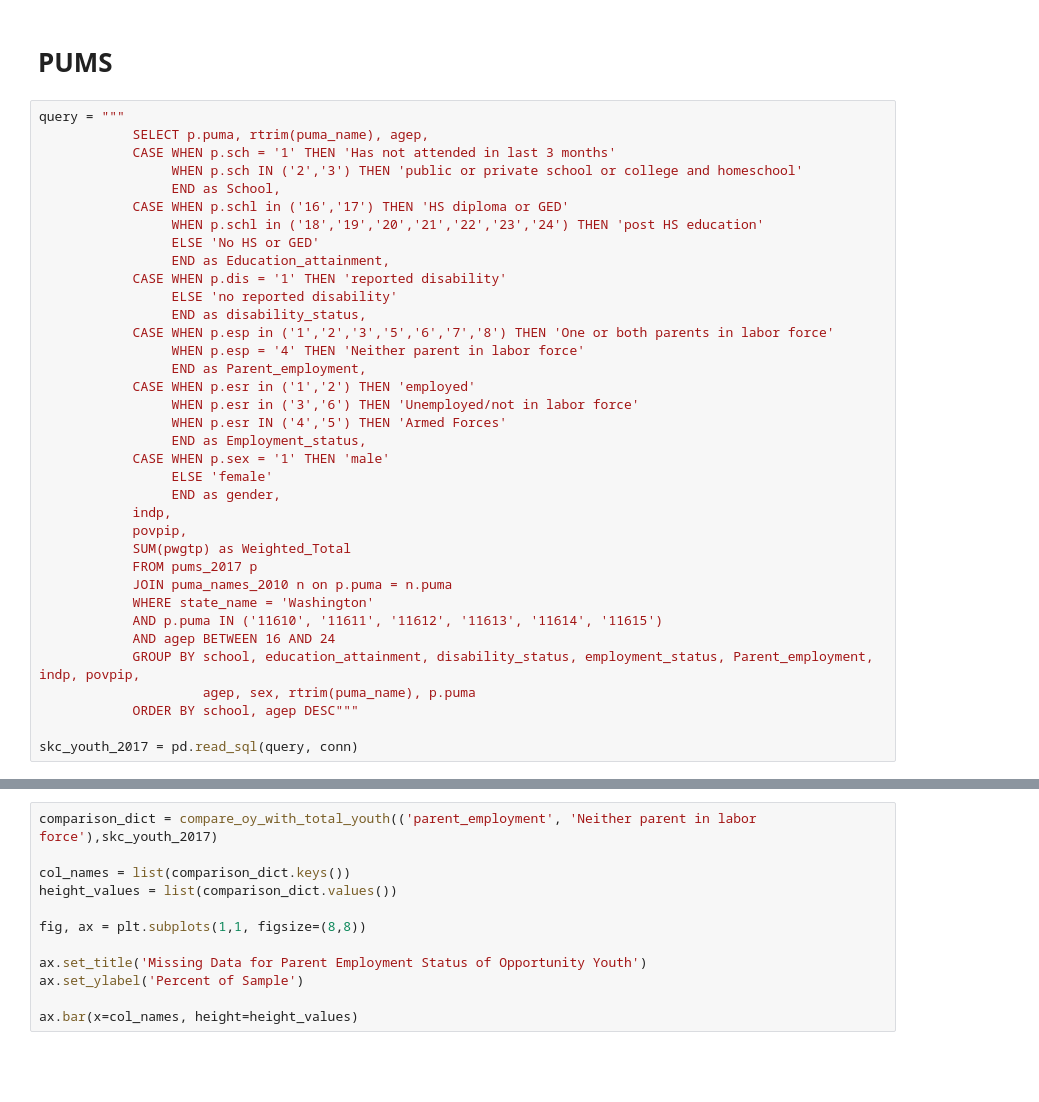
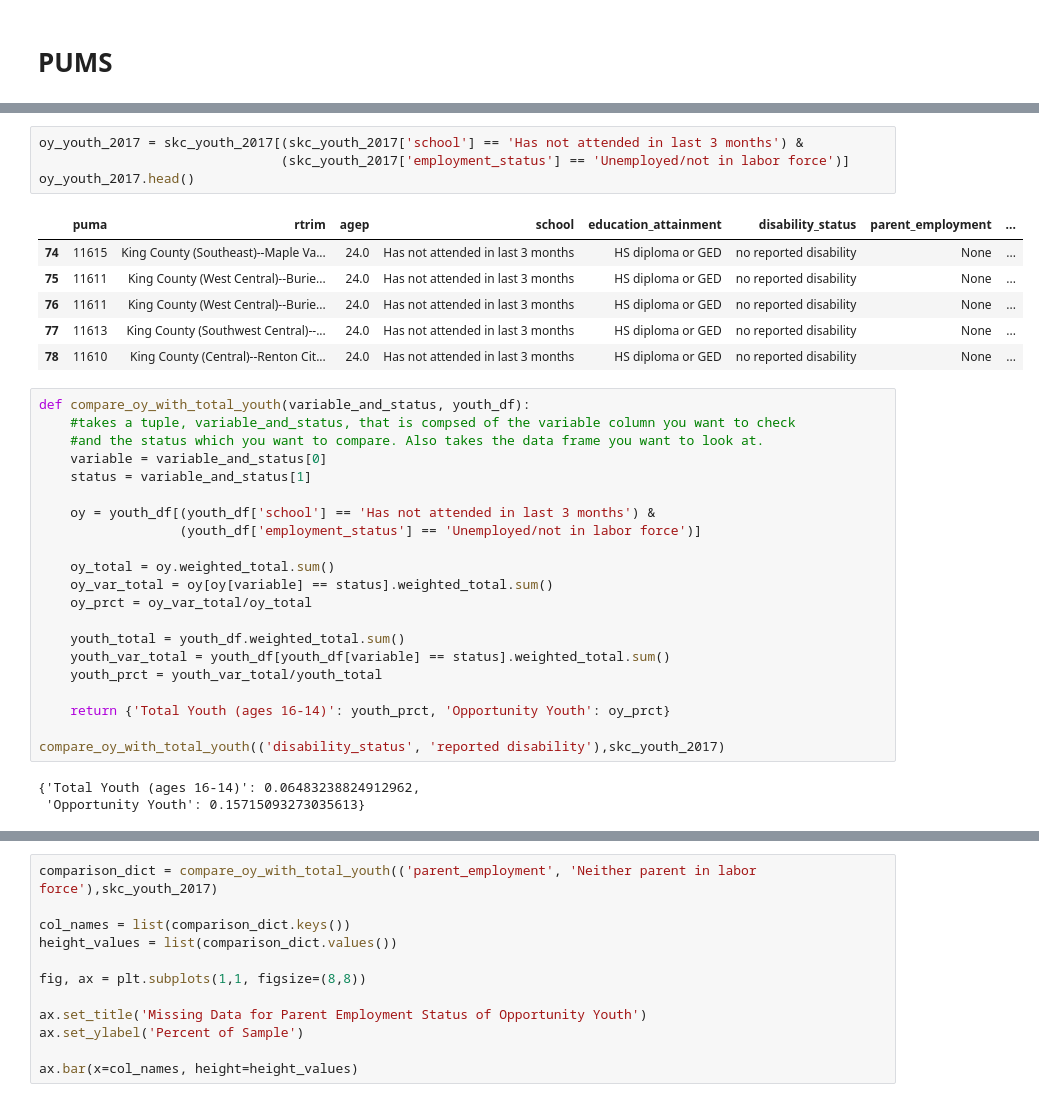
Before and after one commit to mesterhammerfic/mod-1-project-chicago-seattle-ds-051120, a Jupyter notebook: notebooks/exploratory/02_mef_database_descriptions.ipynb, the cells around one changed output, grey strips where cells are left out. Drawn from its saved outputs; the diff is of its cells as text; blank space fills up the shorter version.

```diff
--- a/notebooks/exploratory/02_mef_database_descriptions.ipynb
+++ b/notebooks/exploratory/02_mef_database_descriptions.ipynb
@@ -30,39 +33,3 @@ DBNAME = "opportunity_youth"
 conn = psycopg2.connect(dbname=DBNAME, user=USER, password=PASSWORD, port=PORT, host=HOST)
 # %% [markdown]
 <h1>PUMS</h1>
-# %%
-query = """
-            SELECT p.puma, rtrim(puma_name), agep,
-            CASE WHEN p.sch = '1' THEN 'Has not attended in last 3 months'
-                 WHEN p.sch IN ('2','3') THEN 'public or private school or college and homeschool'
-                 END as School,
-            CASE WHEN p.schl in ('16','17') THEN 'HS diploma or GED'
-                 WHEN p.schl in ('18','19','20','21','22','23','24') THEN 'post HS education'
-                 ELSE 'No HS or GED'
-                 END as Education_attainment,
-            CASE WHEN p.dis = '1' THEN 'reported disability'
-                 ELSE 'no reported disability'
-                 END as disability_status,
-            CASE WHEN p.esp in ('1','2','3','5','6','7','8') THEN 'One or both parents in labor force'
-                 WHEN p.esp = '4' THEN 'Neither parent in labor force'
-                 END as Parent_employment,
-            CASE WHEN p.esr in ('1','2') THEN 'employed'
-                 WHEN p.esr in ('3','6') THEN 'Unemployed/not in labor force'
-                 WHEN p.esr IN ('4','5') THEN 'Armed Forces'
-                 END as Employment_status,
-            CASE WHEN p.sex = '1' THEN 'male'
-                 ELSE 'female'
-                 END as gender,
-            indp,
-            povpip,
-            SUM(pwgtp) as Weighted_Total
-            FROM pums_2017 p
-            JOIN puma_names_2010 n on p.puma = n.puma
-            WHERE state_name = 'Washington'
-            AND p.puma IN ('11610', '11611', '11612', '11613', '11614', '11615')
-            AND agep BETWEEN 16 AND 24
-            GROUP BY school, education_attainment, disability_status, employment_status, Parent_employment, indp, povpip,
-                     agep, sex, rtrim(puma_name), p.puma
-            ORDER BY school, agep DESC"""
-
-skc_youth_2017 = pd.read_sql(query, conn)
@@ -104,0 +36,35 @@ skc_youth_2018 = pd.read_sql(query, conn)
+# %%
+oy_youth_2017 = skc_youth_2017[(skc_youth_2017['school'] == 'Has not attended in last 3 months') &
+                               (skc_youth_2017['employment_status'] == 'Unemployed/not in labor force')]
+oy_youth_2017.head()
+# %% [output]
+|  | puma | rtrim | agep | school | education_attainment | disability_status | parent_employment | ... |
+| 74 | 11615 | King County (Southeast)--Maple Va... | 24.0 | Has not attended in last 3 months | HS diploma or GED | no reported disability | None | ... |
+| 75 | 11611 | King County (West Central)--Burie... | 24.0 | Has not attended in last 3 months | HS diploma or GED | no reported disability | None | ... |
+| 76 | 11611 | King County (West Central)--Burie... | 24.0 | Has not attended in last 3 months | HS diploma or GED | no reported disability | None | ... |
+| 77 | 11613 | King County (Southwest Central)--... | 24.0 | Has not attended in last 3 months | HS diploma or GED | no reported disability | None | ... |
+| 78 | 11610 | King County (Central)--Renton Cit... | 24.0 | Has not attended in last 3 months | HS diploma or GED | no reported disability | None | ... |
+# %%
+def compare_oy_with_total_youth(variable_and_status, youth_df):
+    #takes a tuple, variable_and_status, that is compsed of the variable column you want to check
+    #and the status which you want to compare. Also takes the data frame you want to look at.
+    variable = variable_and_status[0]
+    status = variable_and_status[1]
+
+    oy = youth_df[(youth_df['school'] == 'Has not attended in last 3 months') &
+                  (youth_df['employment_status'] == 'Unemployed/not in labor force')]
+
+    oy_total = oy.weighted_total.sum()
+    oy_var_total = oy[oy[variable] == status].weighted_total.sum()
+    oy_prct = oy_var_total/oy_total
+
+    youth_total = youth_df.weighted_total.sum()
+    youth_var_total = youth_df[youth_df[variable] == status].weighted_total.sum()
+    youth_prct = youth_var_total/youth_total
+
+    return {'Total Youth (ages 16-14)': youth_prct, 'Opportunity Youth': oy_prct}
+
+compare_oy_with_total_youth(('disability_status', 'reported disability'),skc_youth_2017)
+# %% [output]
+{'Total Youth (ages 16-14)': 0.06483238824912962,
+ 'Opportunity Youth': 0.15715093273035613}
```
Also changed, not shown: parts of 27 cells of this notebook, 1 other file.
